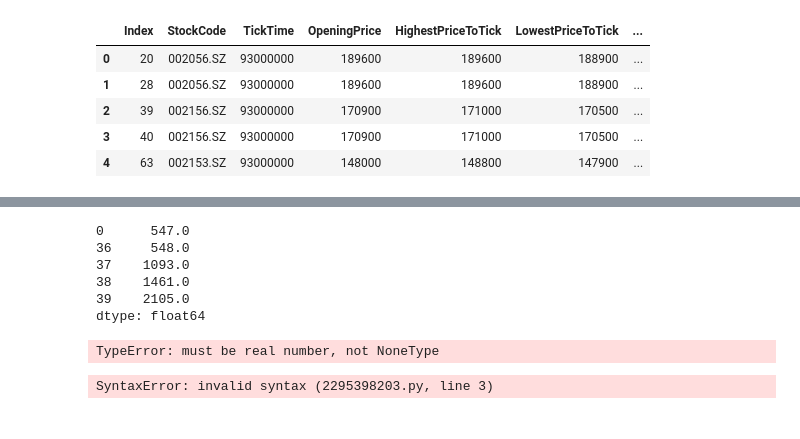
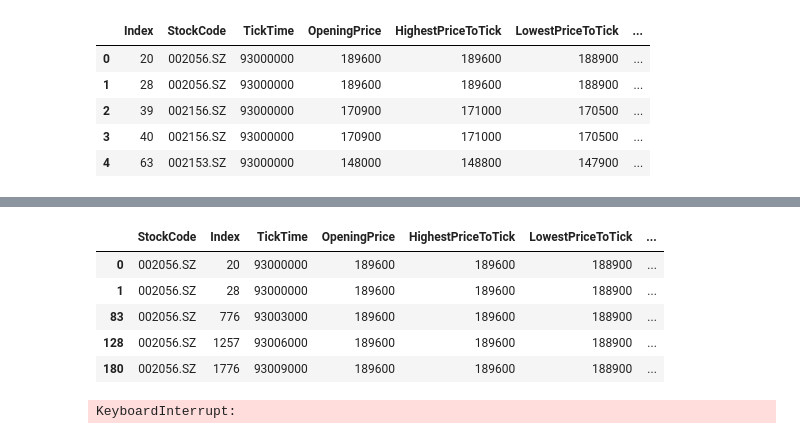
Before and after one commit to kaushikkishen/sultanTrade, a Jupyter notebook: test.ipynb, the cells around one changed output, grey strips where cells are left out. Saved outputs shown, nothing was run; the diff lists cells and outputs as text; code cells hidden in the pictures.

```diff
--- a/test.ipynb
+++ b/test.ipynb
@@ -70,19 +36,0 @@ data[data['StockCode'] == '000031.SZ']
-# %%
-data.sort_values('TickTime').groupby('StockCode').rolling(5)['Index'].apply(lambda x: print(x))
-# %% [output]
-0      547.0
-36     548.0
-37    1093.0
-38    1461.0
-39    2105.0
-dtype: float64
-TypeError: must be real number, not NoneType
-# %%
-func = NDayRegression().n_day_regression
-vecfunc = np.vectorize(lambda x:
-if type(x) == str:
-    x
-else:
-    func)
-# %% [output]
-SyntaxError: invalid syntax (2295398203.py, line 3)
@@ -93,0 +37,10 @@ inspect.getmembers(data.groupby('StockCode'))
+# %%
+data = transformation_pipeline.fit_transform(data)
+data.head()
+# %% [output]
+|  | StockCode | Index | TickTime | OpeningPrice | HighestPriceToTick | LowestPriceToTick | ... |
+| 0 | 002056.SZ | 20 | 93000000 | 189600 | 189600 | 188900 | ... |
+| 1 | 002056.SZ | 28 | 93000000 | 189600 | 189600 | 188900 | ... |
+| 83 | 002056.SZ | 776 | 93003000 | 189600 | 189600 | 188900 | ... |
+| 128 | 002056.SZ | 1257 | 93006000 | 189600 | 189600 | 188900 | ... |
+| 180 | 002056.SZ | 1776 | 93009000 | 189600 | 189600 | 188900 | ... |
@@ -93,0 +55,4 @@ inspect.getmembers(data.groupby('StockCode'))
+# %%
+model.fit(X, y)
+# %% [output]
+KeyboardInterrupt:
```
Also changed, not shown: parts of 8 cells of this notebook, 3 other files.
